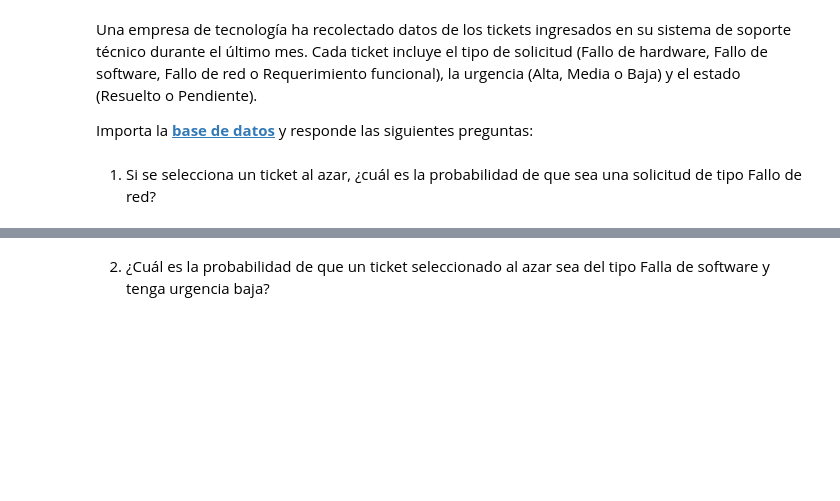
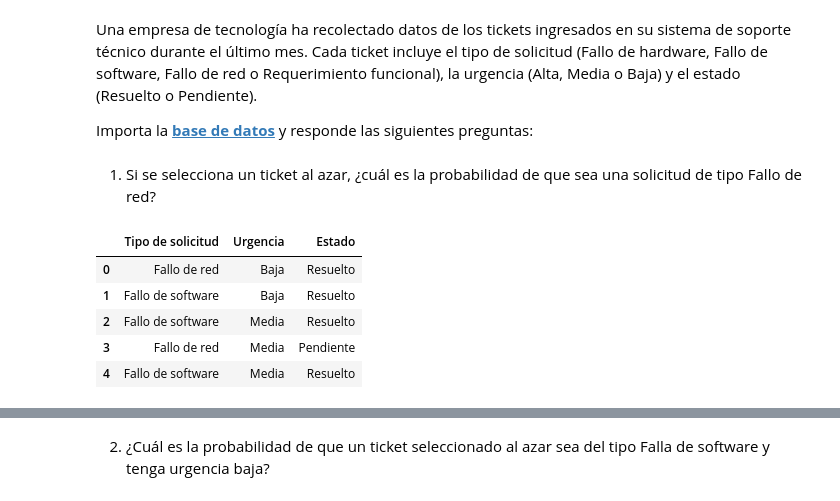
Before and after one commit to pandequeso2/Matematic-Descriptiva, a Jupyter notebook: Laboratorio_7_Probabilidades.ipynb, the cells around one changed output, grey strips where cells are left out. Drawn from its saved outputs; the diff is of its cells as text; code cells hidden in the pictures; blank space fills up the shorter version.

```diff
--- a/Laboratorio_7_Probabilidades.ipynb
+++ b/Laboratorio_7_Probabilidades.ipynb
@@ -164,3 +164,15 @@ Importa la **<a href="https://docs.google.com/spreadsheets/d/1x0Zxj-juwv0BXkLIDt
 ">base de datos</a>** y responde las siguientes preguntas:
 # %% [markdown]
 1. Si se selecciona un ticket al azar, ¿cuál es la probabilidad de que sea una solicitud de tipo Fallo de red?
+# %%
+import pandas as pd
+df3=pd.read_excel("/content/Base7_3.xlsx")
+
+df3.head()
+# %% [output]
+|  | Tipo de solicitud | Urgencia | Estado |
+| 0 | Fallo de red | Baja | Resuelto |
+| 1 | Fallo de software | Baja | Resuelto |
+| 2 | Fallo de software | Media | Resuelto |
+| 3 | Fallo de red | Media | Pendiente |
+| 4 | Fallo de software | Media | Resuelto |
```
Also changed, not shown: parts of 11 cells of this notebook.
